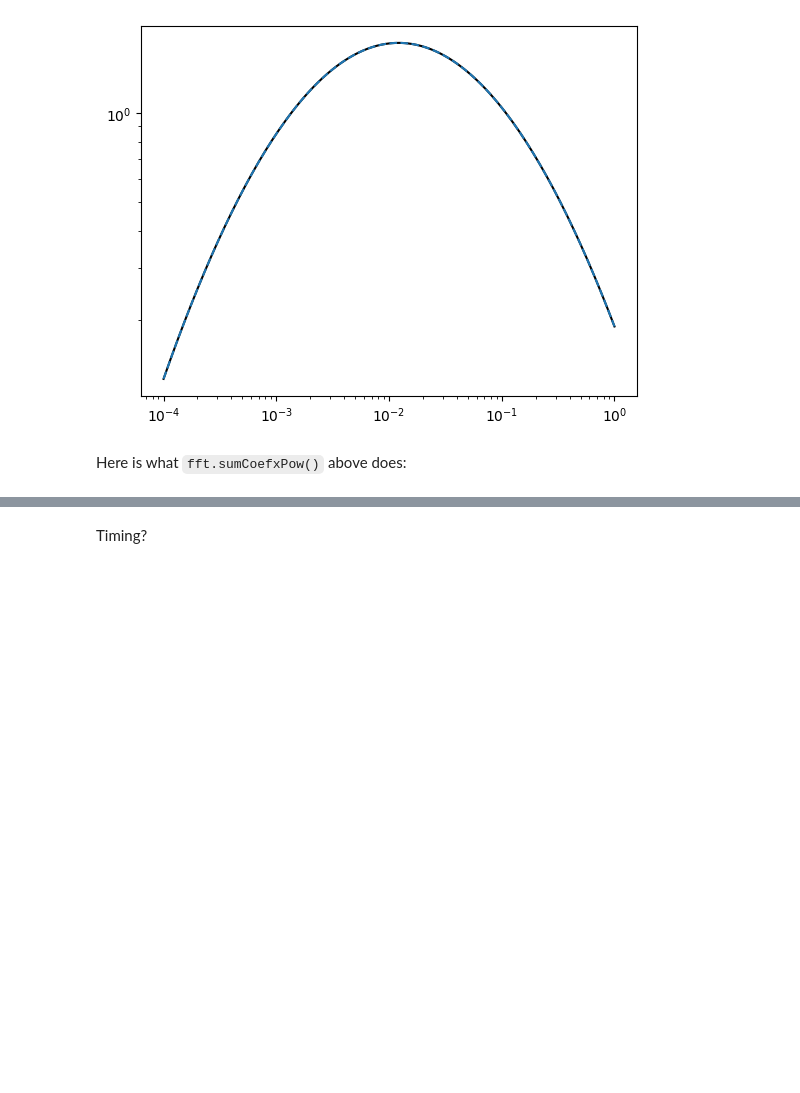
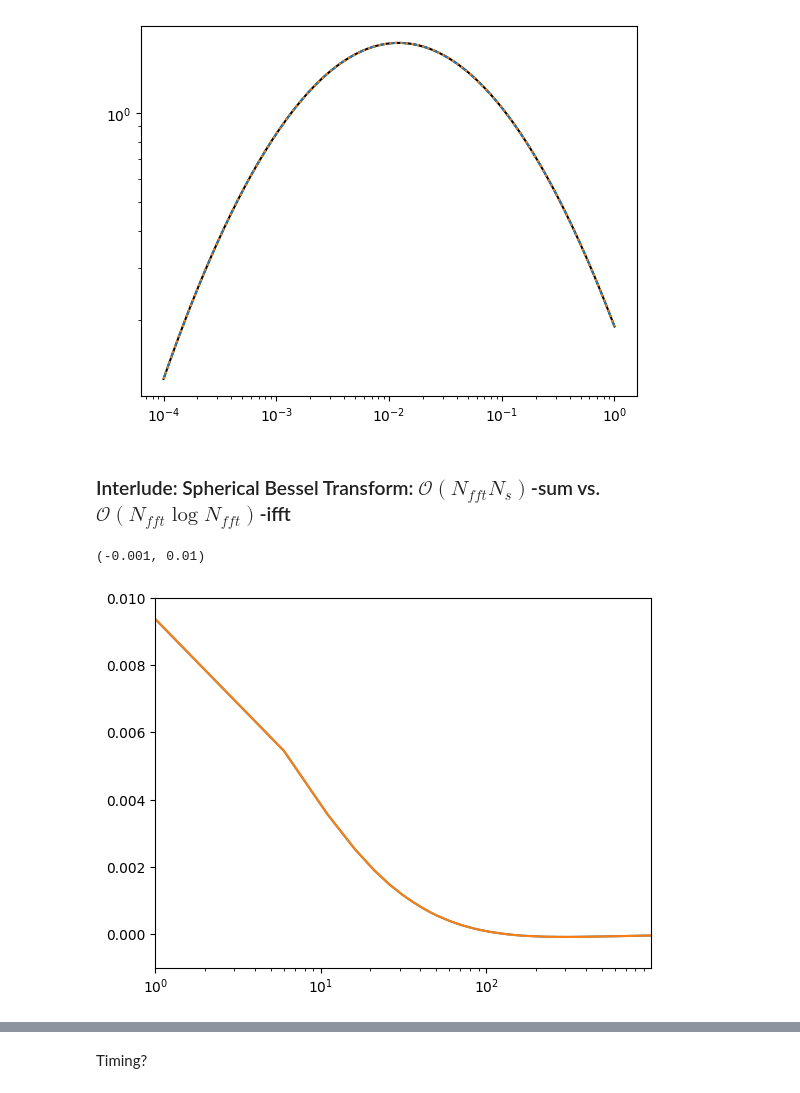
Before and after one commit to pierrexyz/fftlog, a Jupyter notebook: notebooks/examples.ipynb, the cells around one changed output, grey strips where cells are left out. Saved outputs shown, nothing was run; the diff lists cells and outputs as text; code cells hidden in the pictures; blank space fills up the shorter version.

Commit message:
fast hankel transform

```diff
--- a/notebooks/examples.ipynb
+++ b/notebooks/examples.ipynb
@@ -39,7 +39,7 @@ Here is how to call and configure the `FFTLog`
 - `xmin` and `xmax` are the FFT boundaries. If the function to FFT is specified on a domain smaller than `[xmin, xmax]`, it will be extrapolated in log-log space. It is usually a good idea to choose the range a bit larger than the domain over which we want the decomposition to be faithful to the original （see also comment below).
 - `bias` is a real non-integer number that can be chosen to assure convergence of certain integrals using the FFTLog decomposition
 # %%
-fftsettings = dict(Nmax=128, xmin=1e-5, xmax=1e3, bias=-0.01, window=0.2)
+fftsettings = dict(Nmax=512, xmin=1e-5, xmax=1e3, bias=-.1, complex=False, window=0.1, hankl=True, ells=[0,2,4])
 fft = FFTLog(**fftsettings)
 # %% [markdown]
 Here is the FFTLog decomposition of the `pk`
@@ -55,5 +58,3 @@ plt.yscale('log')
 plt.show()
 # %% [output]
 [figure]
-# %% [markdown]
-Here is what `fft.sumCoefxPow()` above does:
@@ -62,0 +61,19 @@ pk_rec = np.array([np.real(np.sum(Coef * ki**fft.Pow)) for ki in kk])
+# %% [markdown]
+### Interlude: Spherical Bessel Transform: $\mathcal{O}(N_{fft} N_s)$-sum vs. $\mathcal{O}(N_{fft} \log N_{fft})$-ifft
+# %%
+from fftlog.sbt import SBT
+sbt = SBT(to_fourier=False, ells=[0,2,4])
+xi = sbt.get_transform(kk, pk) # fft+sum
+# %%
+s = np.arange(1., 1e3, 5.)
+f_y = fft.sbt(kk, pk, s) # fft+ifft
+# %%
+# plt.plot(s, s**2 * f_y[0])
+plt.plot(s, s**2 * f_y[0])
+plt.plot(s, s**2 * xi[0])
+plt.xscale('log')
+plt.xlim(s[0], s[-1])
+plt.ylim(-.001, 0.01)
+# %% [output]
+(-0.001, 0.01)
+[figure, added]
```
Also changed, not shown: parts of 16 cells of this notebook, 5 other files.
